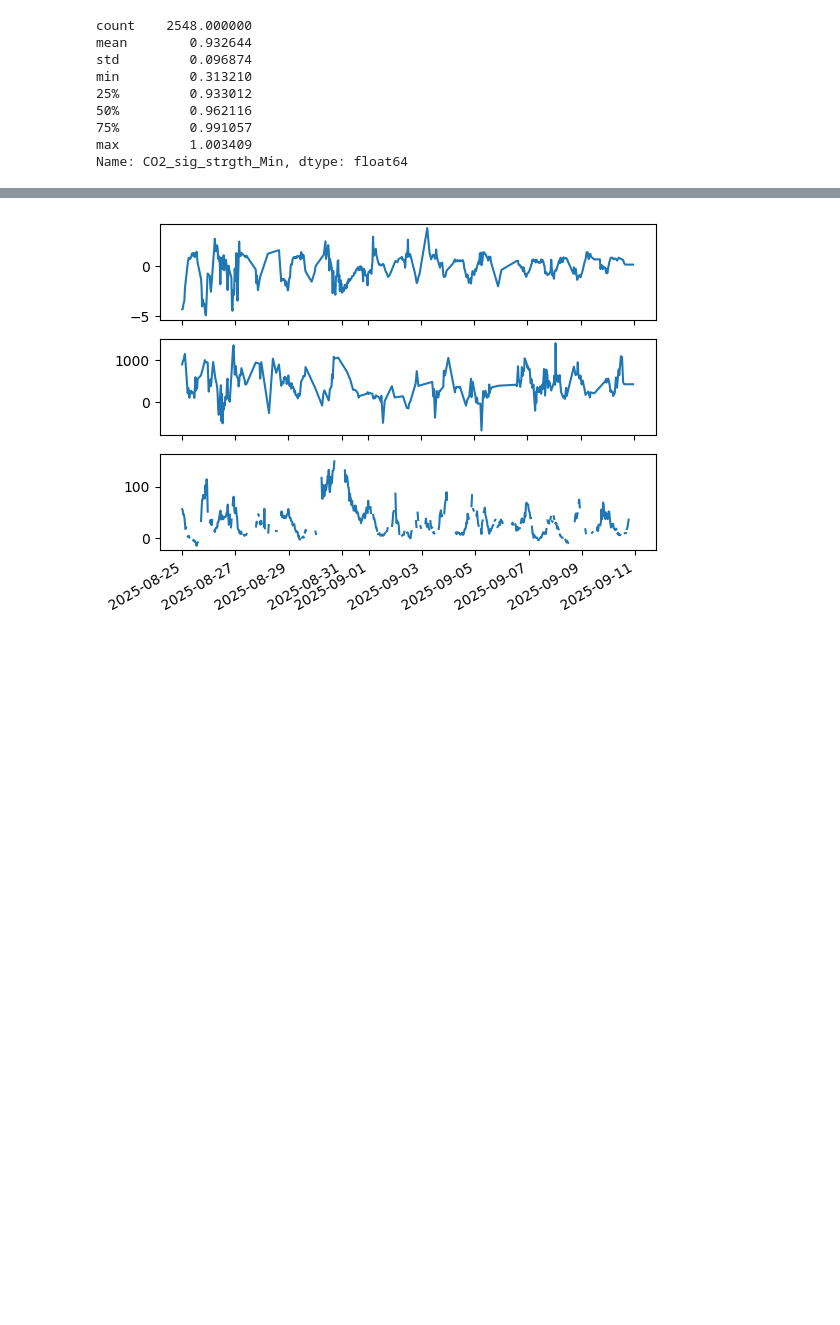
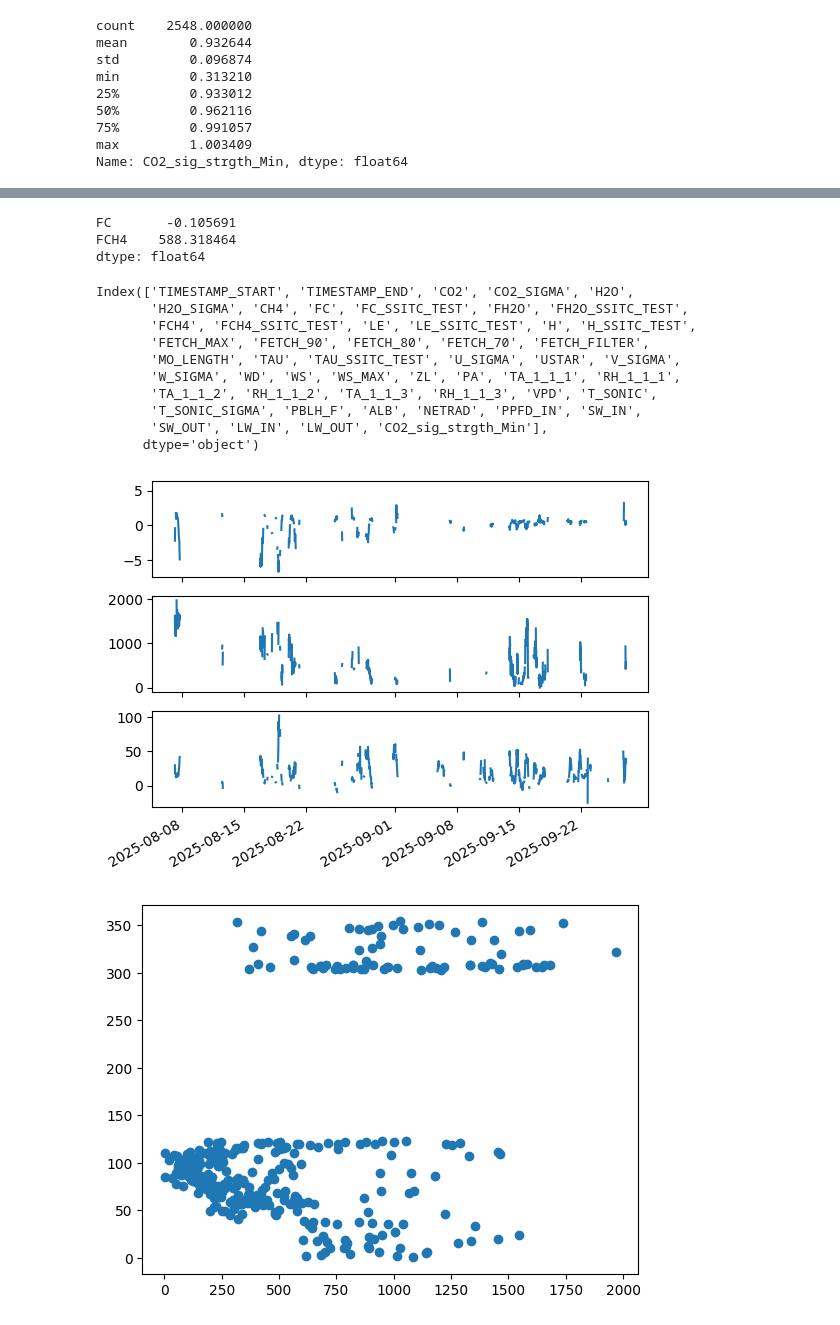
Before and after one commit to June-Skeeter/EC_processing, a Jupyter notebook: testing/test.ipynb, the cells around one changed output, grey strips where cells are left out. Saved outputs shown, nothing was run; the diff lists cells and outputs as text; code cells hidden in the pictures; blank space fills up the shorter version.

```diff
--- a/testing/test.ipynb
+++ b/testing/test.ipynb
@@ -248,8 +248,12 @@ for flux in ['FC','FCH4']:
 
 
 db['FC']=db['FC_mass']/44.01*1e3#*1800*48*1e-3 # g m-2 d-1*1800*48*1e-3 # g m-2 d-1
-db['FCH4']=db['FCH4_mass']/16.04*1e-1#*1800*48*1e-9 # g m-2 d-1*1800*48*1e-9 # g m-2 d-1
+db['FCH4']=db['FCH4_mass']/16#*1800*48*1e-9 # g m-2 d-1*1800*48*1e-9 # g m-2 d-1
 
+wdsec = 90
+
+db.loc[((db['WD']>(33+180)-wdsec)&(db['WD']<(33+180)+wdsec)),['FC','FCH4','LE']]=np.nan
+db.loc[db['USTAR']<.15,['FC','FCH4','LE']]=np.nan
 
 db.loc[db['FC'].isna(),'FCH4']=np.nan
 
@@ -268,7 +272,14 @@ ax[1].plot(db['FCH4'])
 fig.autofmt_xdate()
 
 m = db[['FC','FCH4','LE']].mean()
-m
+print(m)
 
 db[['co2_flux','ch4_flux']] = db[['FC','FCH4']]
+
+
+db.index.day_of_year.min(),db.index.day_of_year.max()
+
+
+plt.figure()
+plt.scatter(db['FCH4'],db['WD'])
 # %% [output]
@@ -276,30 +293,70 @@ db[['co2_flux','ch4_flux']] = db[['FC','FCH4']]
 # %%
 import pandas as pd
 df = pd.read_csv(r'U:\data-dump\SCL\2025\20250910\57840_Flux_AmeriFluxFormat_13.dat',na_values="NAN")
+df2 = pd.read_csv(r'U:\data-dump\SCL\2025\20250910\57840_Flux_AmeriFluxFormat_12.dat',na_values="NAN")
+df3 = pd.read_csv(r'U:\data-dump\SCL\2025\20250927\57840_Flux_AmeriFluxFormat_13.dat',na_values="NAN")
+df4 = pd.read_csv(r'U:\data-dump\SCL\2025\20250927\57840_Flux_AmeriFluxFormat_14.dat',na_values="NAN")
+df2.columns = df.columns
+df3.columns = df.columns
+df4.columns = df.columns
+df = pd.concat([df2,df,df3,df4])
+df=df.join(db['CO2_sig_strgth_Min'])
+
 df.index=pd.to_datetime(df['TIMESTAMP_END'],format='%Y%m%d%H%M')
+df=df.sort_index()
+df = df.resample('30min').asfreq()
 # df.loc[df['u']]
 df.loc[df['USTAR']<.1,['FC','FCH4']]=np.nan
 # print(df['FC_SSITC_TEST'].describe())
 
 for flux in ['FC','FCH4','LE']:
     df.loc[df[f'{flux}_SSITC_TEST']>0,flux]=np.nan
     df.loc[((df[flux].mean()-df[flux])/df[flux].std()).abs()>3,flux]=np.nan
+    df.loc[df['USTAR']<.15,flux]=np.nan
+    df.loc[df['CO2_sig_strgth_Min']<.95,flux]=np.nan
+
+df.loc[df['FCH4']<0,'FCH4']=np.nan
+df.loc[((df['WD']>(33+180)-wdsec)&(df['WD']<(33+180)+wdsec)),['FC','FCH4','LE']]=np.nan
 
 # df = LUT(df,'FC')
 # df = LUT(df,'FCH4')
 # df = LUT(df,'LE')
 
 fig,ax=plt.subplots(3)
-df['FC'] = (df['FC']).interpolate()
-df['FCH4'] = (df['FCH4']).interpolate()
+# df['FC'] = (df['FC']).interpolate()
+# df['FCH4'] = (df['FCH4']).interpolate()
 ax[0].plot(df['FC'])
 ax[1].plot(df['FCH4'])
 ax[2].plot(df['LE'])
 df[['FC','FCH4','LE']].mean()
 
 fig.autofmt_xdate()
+
+
+plt.figure()
+plt.scatter(df['FCH4'],df['WD'])
+
+print(df[['FC','FCH4']].mean())#*12.01*1800*48*1e-6*[1,1e-3]*31)
+# df.columns
+db = df.copy()
+db[['co2_flux','ch4_flux']] = db[['FC','FCH4']]
+df.columns
 # %% [output]
+FC       -0.105691
+FCH4    588.318464
+dtype: float64
+Index(['TIMESTAMP_START', 'TIMESTAMP_END', 'CO2', 'CO2_SIGMA', 'H2O',
+       'H2O_SIGMA', 'CH4', 'FC', 'FC_SSITC_TEST', 'FH2O', 'FH2O_SSITC_TEST',
+       'FCH4', 'FCH4_SSITC_TEST', 'LE', 'LE_SSITC_TEST', 'H', 'H_SSITC_TEST',
+       'FETCH_MAX', 'FETCH_90', 'FETCH_80', 'FETCH_70', 'FETCH_FILTER',
+       'MO_LENGTH', 'TAU', 'TAU_SSITC_TEST', 'U_SIGMA', 'USTAR', 'V_SIGMA',
+       'W_SIGMA', 'WD', 'WS', 'WS_MAX', 'ZL', 'PA', 'TA_1_1_1', 'RH_1_1_1',
+       'TA_1_1_2', 'RH_1_1_2', 'TA_1_1_3', 'RH_1_1_3', 'VPD', 'T_SONIC',
+       'T_SONIC_SIGMA', 'PBLH_F', 'ALB', 'NETRAD', 'PPFD_IN', 'SW_IN',
+       'SW_OUT', 'LW_IN', 'LW_OUT', 'CO2_sig_strgth_Min'],
+      dtype='object')
-[figure, old version]
+[figure, new version]
+[figure, added]
 # %%
 df = pd.read_csv(r"C:\Users\jskeeter\OneDrive - NRCan RNCan\Documents\Presentations\CANCH4\Data\eddypro_t_full_output_2025-05-02T224906_exp.csv",
                  skiprows=[0,2],header=[0],na_values=-9999)#,parse_dates={'datetime':['date','time']})
```
Also changed, not shown: parts of 14 cells of this notebook, 4 other files.
